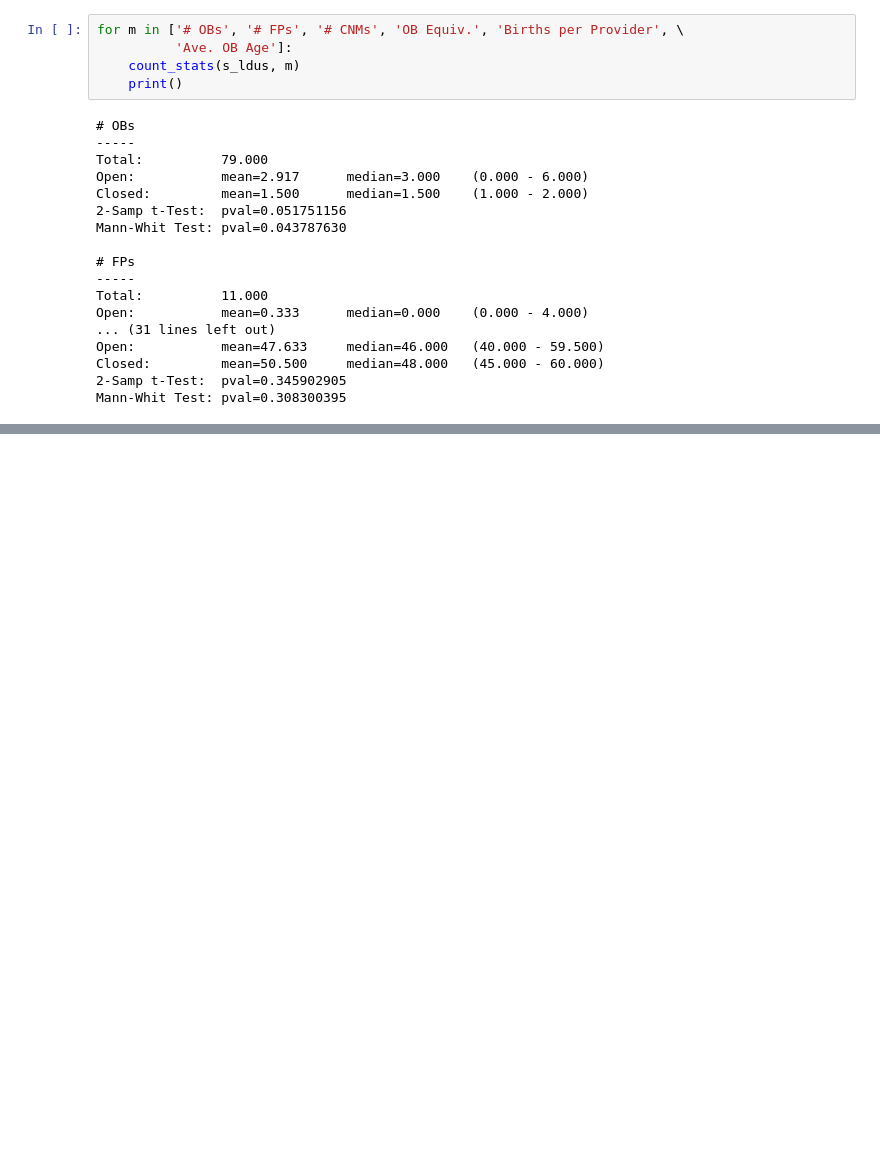
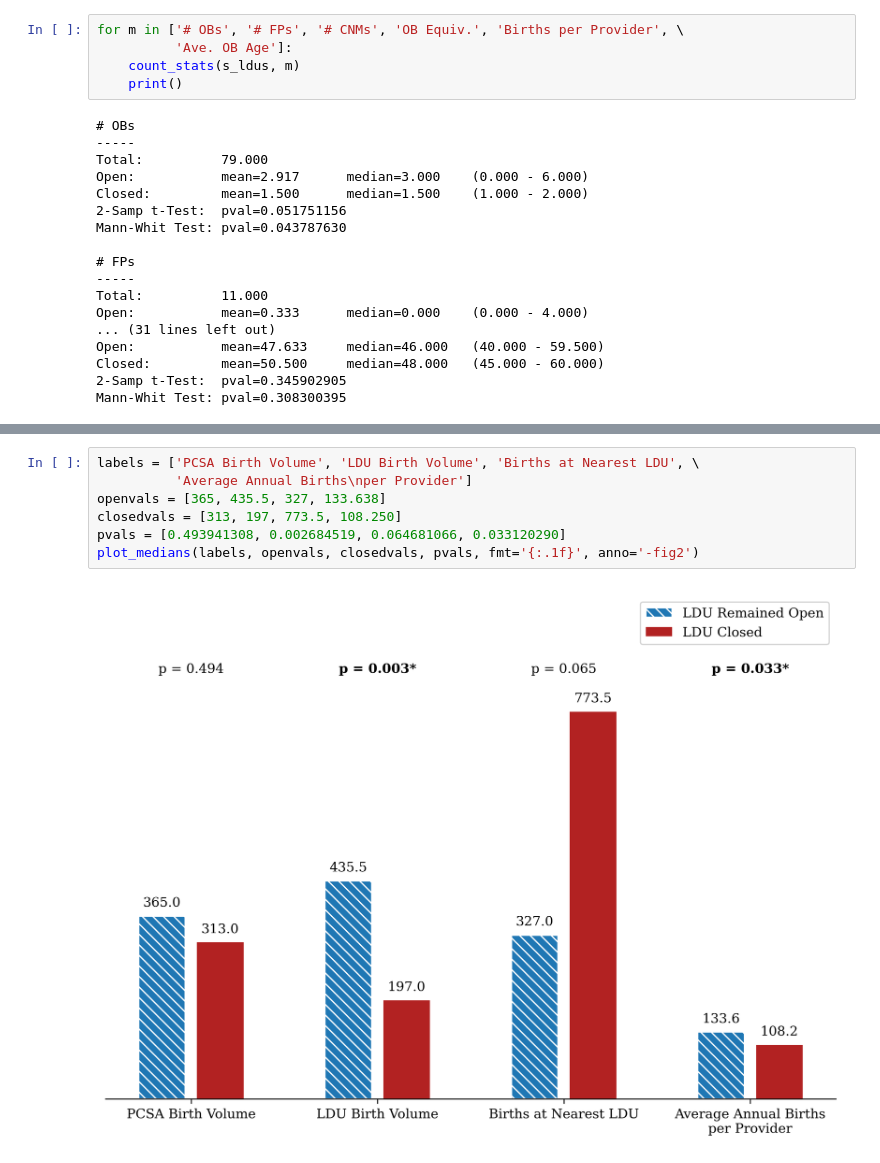
Before and after one commit to aecdaymude/GeorgiaLDUClosure, a Jupyter notebook: analysis.ipynb, the cells around one changed output, grey strips where cells are left out. Drawn from its saved outputs; the diff is of its cells as text; blank space fills up the shorter version.

```diff
--- a/analysis.ipynb
+++ b/analysis.ipynb
@@ -662,0 +674,9 @@ Mann-Whit Test: pval=0.308300395
+# %%
+labels = ['PCSA Birth Volume', 'LDU Birth Volume', 'Births at Nearest LDU', \
+          'Average Annual Births\nper Provider']
+openvals = [365, 435.5, 327, 133.638]
+closedvals = [313, 197, 773.5, 108.250]
+pvals = [0.493941308, 0.002684519, 0.064681066, 0.033120290]
+plot_medians(labels, openvals, closedvals, pvals, fmt='{:.1f}', anno='-fig2')
+# %% [output]
+[figure, added]
```
Also changed, not shown: parts of 3 cells of this notebook, 2 other files.
